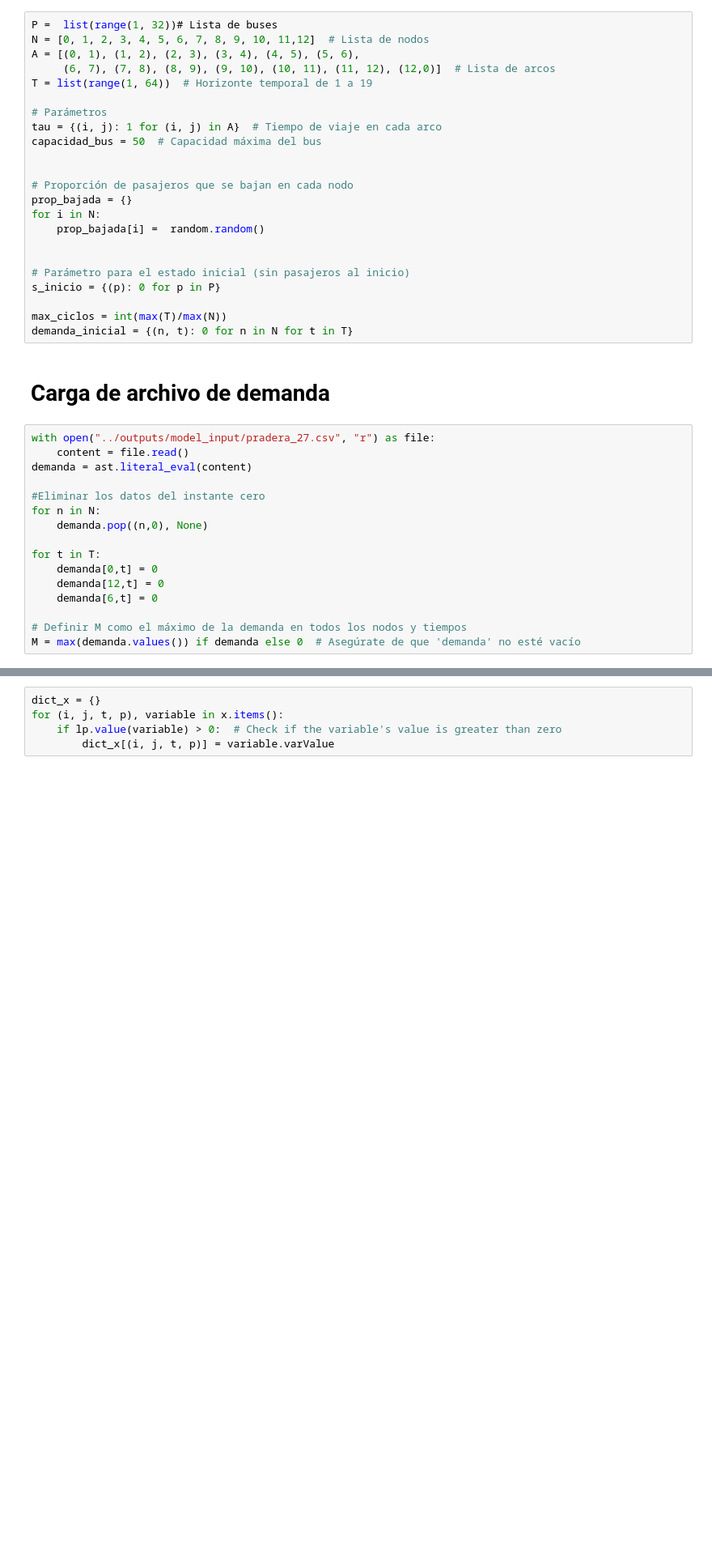
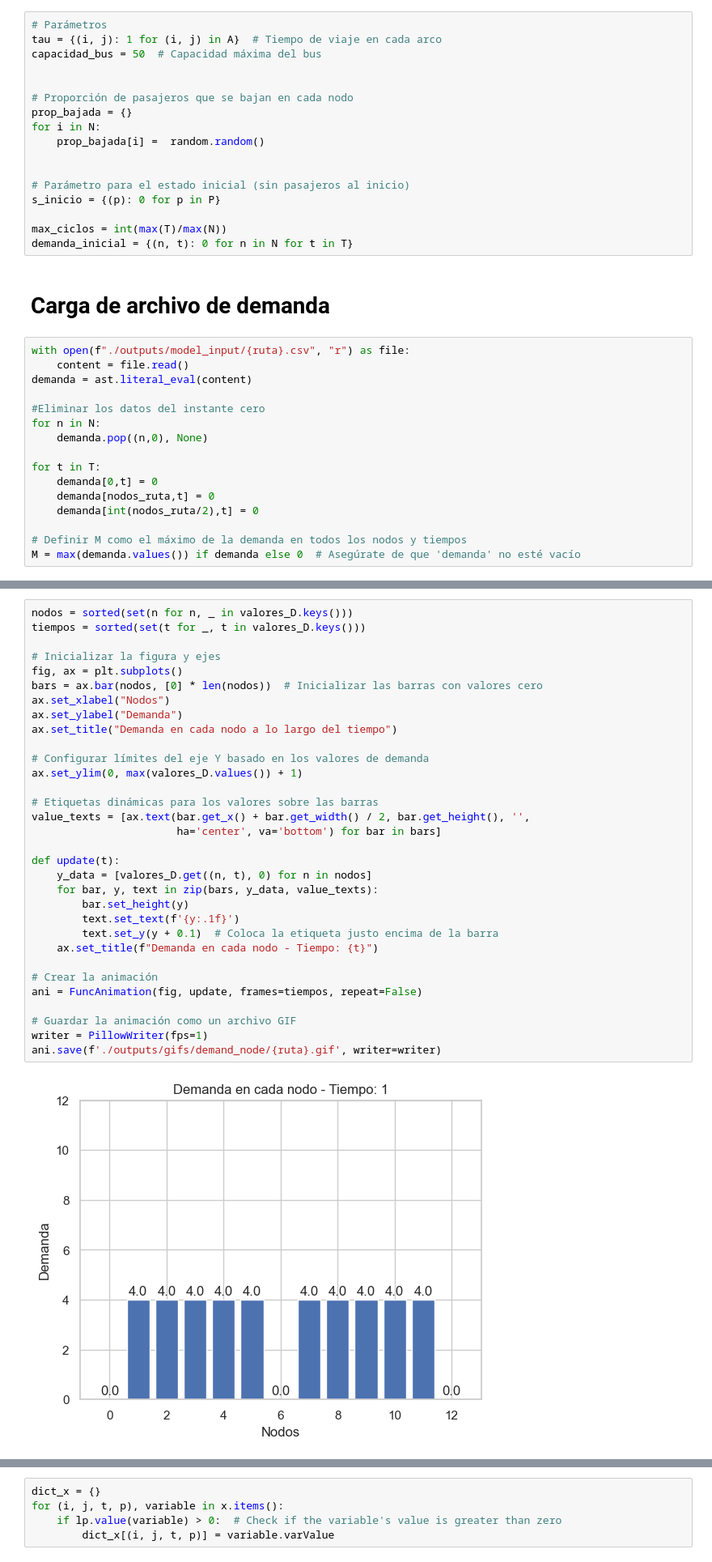
Before and after one commit to rueda2022/Networks-Flow, a Jupyter notebook: model/ani.ipynb, the cells around one changed output, grey strips where cells are left out. Shown: that part at 81% size. Saved outputs shown, nothing was run; the diff lists cells and outputs as text; blank space fills up the shorter version.

```diff
--- a/model/ani.ipynb
+++ b/model/ani.ipynb
@@ -36,10 +52,4 @@ A continuación se muestra el códgico para una flota de
 # %%
-P =  list(range(1, 32))# Lista de buses
-N = [0, 1, 2, 3, 4, 5, 6, 7, 8, 9, 10, 11,12]  # Lista de nodos
-A = [(0, 1), (1, 2), (2, 3), (3, 4), (4, 5), (5, 6),
-     (6, 7), (7, 8), (8, 9), (9, 10), (10, 11), (11, 12), (12,0)]  # Lista de arcos
-T = list(range(1, 64))  # Horizonte temporal de 1 a 19
-
 # Parámetros
 tau = {(i, j): 1 for (i, j) in A}  # Tiempo de viaje en cada arco
 capacidad_bus = 50  # Capacidad máxima del bus
@@ -59,7 +69,7 @@ demanda_inicial = {(n, t): 0 for n in N for t in T}
 # %% [markdown]
 # Carga de archivo de demanda
 # %%
-with open("../outputs/model_input/pradera_27.csv", "r") as file:
+with open(f"./outputs/model_input/{ruta}.csv", "r") as file:
     content = file.read()
 demanda = ast.literal_eval(content)
 
@@ -69,8 +79,8 @@ for n in N:
 
 for t in T:
     demanda[0,t] = 0
-    demanda[12,t] = 0
-    demanda[6,t] = 0
+    demanda[nodos_ruta,t] = 0
+    demanda[int(nodos_ruta/2),t] = 0
 
 # Definir M como el máximo de la demanda en todos los nodos y tiempos
 M = max(demanda.values()) if demanda else 0  # Asegúrate de que 'demanda' no esté vacío
@@ -393,0 +402,34 @@ Valor de la función objetivo (Demanda No atendida): 52508.0
+# %%
+nodos = sorted(set(n for n, _ in valores_D.keys()))
+tiempos = sorted(set(t for _, t in valores_D.keys()))
+
+# Inicializar la figura y ejes
+fig, ax = plt.subplots()
+bars = ax.bar(nodos, [0] * len(nodos))  # Inicializar las barras con valores cero
+ax.set_xlabel("Nodos")
+ax.set_ylabel("Demanda")
+ax.set_title("Demanda en cada nodo a lo largo del tiempo")
+
+# Configurar límites del eje Y basado en los valores de demanda
+ax.set_ylim(0, max(valores_D.values()) + 1)
+
+# Etiquetas dinámicas para los valores sobre las barras
+value_texts = [ax.text(bar.get_x() + bar.get_width() / 2, bar.get_height(), '',
+                       ha='center', va='bottom') for bar in bars]
+
+def update(t):
+    y_data = [valores_D.get((n, t), 0) for n in nodos]
+    for bar, y, text in zip(bars, y_data, value_texts):
+        bar.set_height(y)
+        text.set_text(f'{y:.1f}')
+        text.set_y(y + 0.1)  # Coloca la etiqueta justo encima de la barra
+    ax.set_title(f"Demanda en cada nodo - Tiempo: {t}")
+
+# Crear la animación
+ani = FuncAnimation(fig, update, frames=tiempos, repeat=False)
+
+# Guardar la animación como un archivo GIF
+writer = PillowWriter(fps=1)
+ani.save(f'./outputs/gifs/demand_node/{ruta}.gif', writer=writer)
+# %% [output]
+[figure, added]
```
Also changed, not shown: parts of 15 cells of this notebook, 5 other files.
